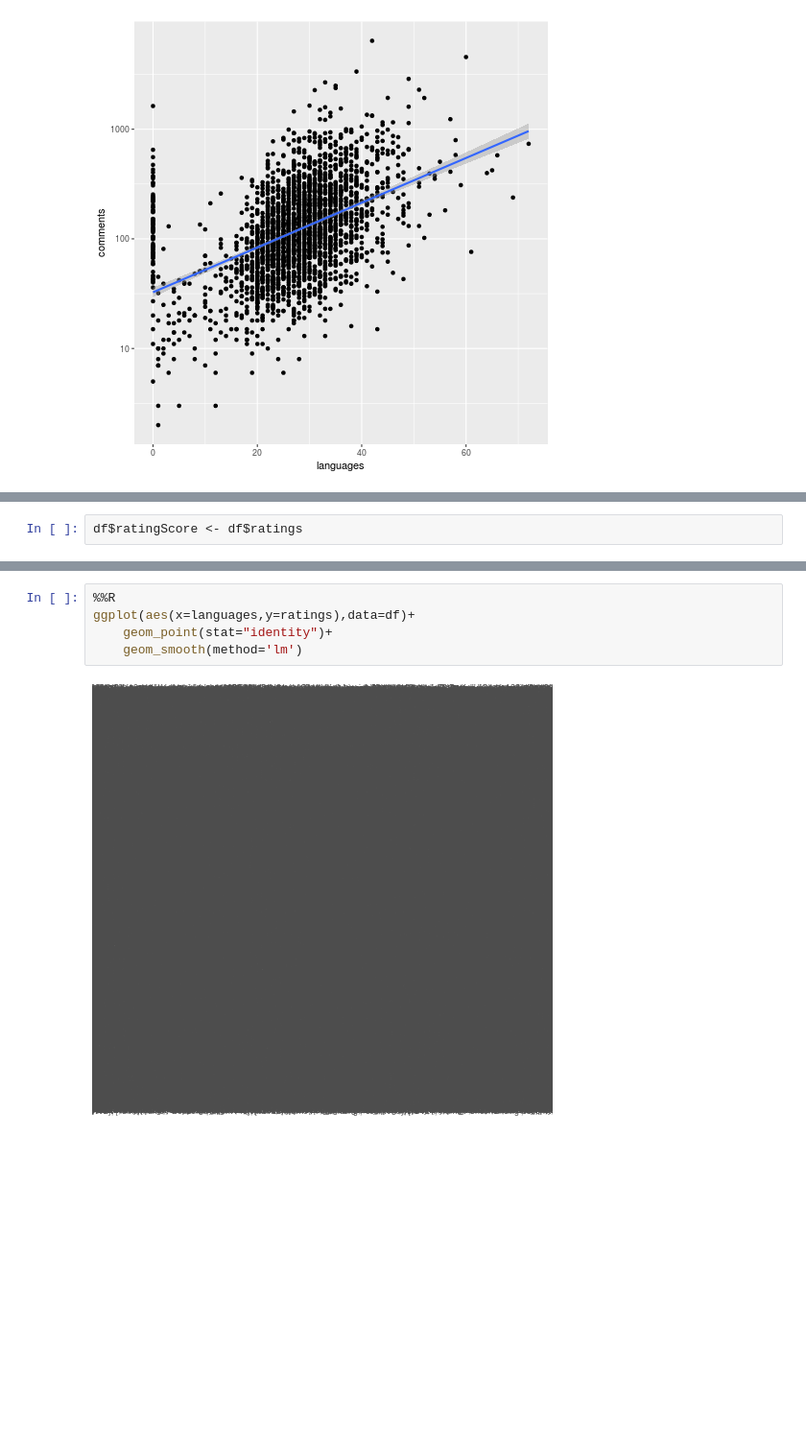
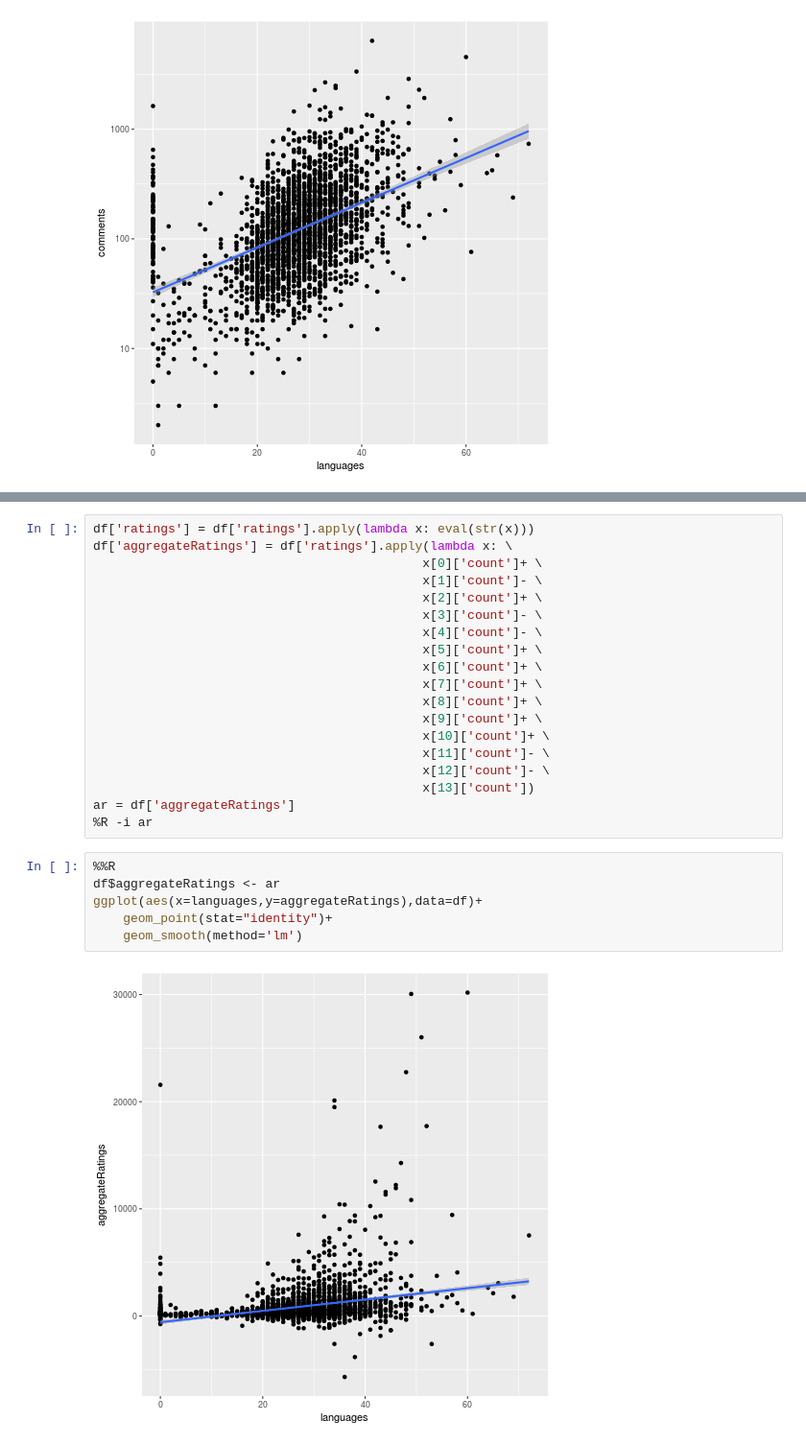
Before and after one commit to lpang36/TEDTalks, a Jupyter notebook: TED talks.ipynb, the cells around one changed output, grey strips where cells are left out. Shown at 96% size. Drawn from its saved outputs; the diff is of its cells as text; blank space fills up the shorter version.

Commit message:
add some analysis on languages and ratings

```diff
--- a/TED talks.ipynb
+++ b/TED talks.ipynb
@@ -64,2 +51,0 @@ Refactor ratings
-# %%
-df$ratingScore <- df$ratings
@@ -66,7 +60,27 @@ df$ratingScore <- df$ratings
+# %%
+df['ratings'] = df['ratings'].apply(lambda x: eval(str(x)))
+df['aggregateRatings'] = df['ratings'].apply(lambda x: \
+                                            x[0]['count']+ \
+                                            x[1]['count']- \
+                                            x[2]['count']+ \
+                                            x[3]['count']- \
+                                            x[4]['count']- \
+                                            x[5]['count']+ \
+                                            x[6]['count']+ \
+                                            x[7]['count']+ \
+                                            x[8]['count']+ \
+                                            x[9]['count']+ \
+                                            x[10]['count']+ \
+                                            x[11]['count']- \
+                                            x[12]['count']- \
+                                            x[13]['count'])
+ar = df['aggregateRatings']
+%R -i ar
 # %%
 %%R
-ggplot(aes(x=languages,y=ratings),data=df)+
+df$aggregateRatings <- ar
+ggplot(aes(x=languages,y=aggregateRatings),data=df)+
     geom_point(stat="identity")+
     geom_smooth(method='lm')
 # %% [output]
-[figure, old version]
+[figure, new version]
```
Also changed, not shown: parts of 13 cells of this notebook.
